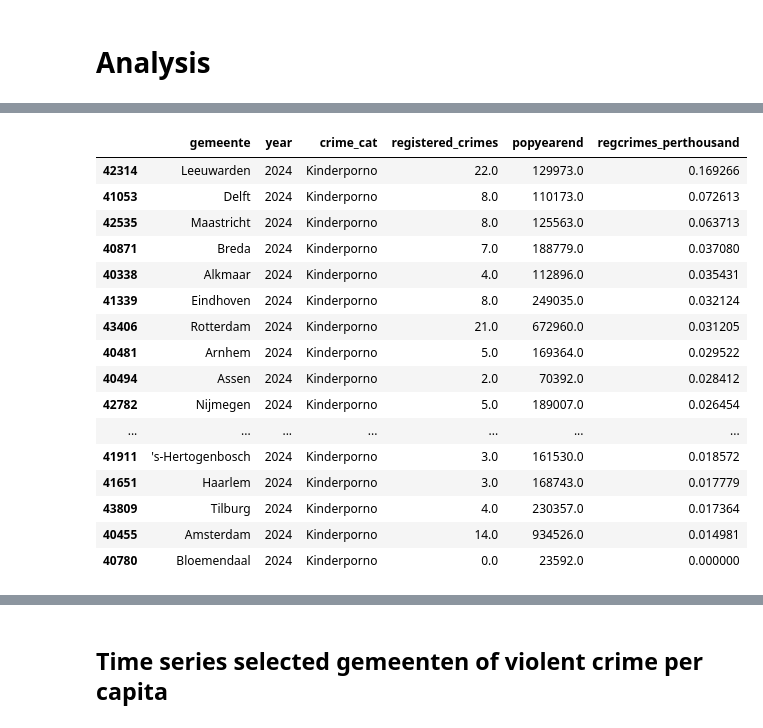
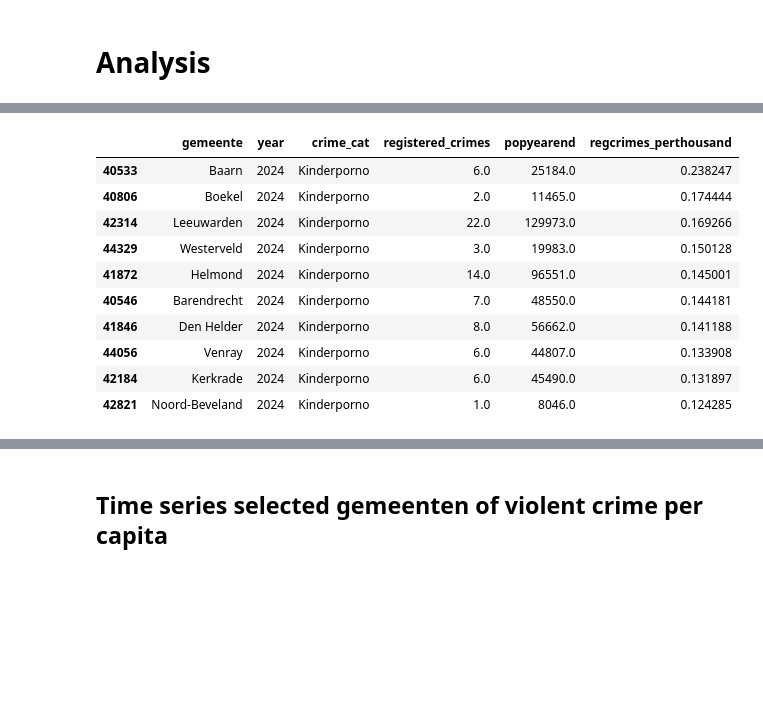
Before and after one commit to chels-j/NLViolentCrime, a Jupyter notebook: NLCrimeAnalysis.ipynb, the cells around one changed output, grey strips where cells are left out. Drawn from its saved outputs; the diff is of its cells as text; code cells hidden in the pictures; blank space fills up the shorter version.

```diff
--- a/NLCrimeAnalysis.ipynb
+++ b/NLCrimeAnalysis.ipynb
@@ -266,9 +270,9 @@ dtype: int64
 ## https://opendata.cbs.nl/statline/portal.html?_la=en&_catalog=CBS&tableId=37259eng&_theme=1178
 ## On: 12-07-2025
 
-# popdata = 'Bevolking_Gemeenten.csv'
-## https://opendata.cbs.nl/statline/#/CBS/nl/dataset/37230ned/table?ts=1752318493150
-popdata = 'Pop_NL_MajorCities.csv'
+popdata = 'Bevolking_Gemeenten.csv'
+# https://opendata.cbs.nl/statline/#/CBS/nl/dataset/37230ned/table?ts=1752318493150
+# popdata = 'Pop_NL_MajorCities.csv'
 
 
 popdata_df = pd.read_csv(popdata, sep=';')
@@ -293,6 +288,8 @@ dtype: int64
 # %%
 ## Keep only 'bevolking aan het einde van de periode', RegioS and Perioden
-popdata_df.drop(labels=['ID','Sex'], axis=1, inplace=True)
+# popdata_df.drop(labels=['ID','Sex'], axis=1, inplace=True)
 # %%
-## Rename bevolking column to PopYearEnd
-popdata_df.rename(mapper={'PopulationOn31December_20':'popyearend'}, axis=1, inplace=True)
+## Rename columns
+# popdata_df.rename(mapper={'PopulationOn31December_20':'popyearend'}, axis=1, inplace=True)
+popdata_df.rename(mapper={'BevolkingAanHetBeginVanDePeriode_1': 'popyearbegin', 'BevolkingAanHetEindeVanDePeriode_15': 'popyearend',
+                          'RegioS':'Regions', 'Perioden':'Periods'}, axis=1, inplace=True)
@@ -530,25 +659,19 @@ final_crimecities[sexcrimes_2024].sort_values(by=['regcrimes_perthousand'], axis
 # %%
 kinderporno_2024 = (final_crimecities['year'] == 2024) & (final_crimecities['crime_cat'] == 'Kinderporno')
 
-final_crimecities[kinderporno_2024].sort_values(by=['regcrimes_perthousand'], axis=0, ascending=False)
+final_crimecities[kinderporno_2024].sort_values(by=['regcrimes_perthousand'], axis=0, ascending=False).head(10)
 # %% [output]
 |  | gemeente | year | crime_cat | registered_crimes | popyearend | regcrimes_perthousand |
+| 40533 | Baarn | 2024 | Kinderporno | 6.0 | 25184.0 | 0.238247 |
+| 40806 | Boekel | 2024 | Kinderporno | 2.0 | 11465.0 | 0.174444 |
 | 42314 | Leeuwarden | 2024 | Kinderporno | 22.0 | 129973.0 | 0.169266 |
-| 41053 | Delft | 2024 | Kinderporno | 8.0 | 110173.0 | 0.072613 |
-| 42535 | Maastricht | 2024 | Kinderporno | 8.0 | 125563.0 | 0.063713 |
-| 40871 | Breda | 2024 | Kinderporno | 7.0 | 188779.0 | 0.037080 |
-| 40338 | Alkmaar | 2024 | Kinderporno | 4.0 | 112896.0 | 0.035431 |
-| 41339 | Eindhoven | 2024 | Kinderporno | 8.0 | 249035.0 | 0.032124 |
-| 43406 | Rotterdam | 2024 | Kinderporno | 21.0 | 672960.0 | 0.031205 |
-| 40481 | Arnhem | 2024 | Kinderporno | 5.0 | 169364.0 | 0.029522 |
-| 40494 | Assen | 2024 | Kinderporno | 2.0 | 70392.0 | 0.028412 |
-| 42782 | Nijmegen | 2024 | Kinderporno | 5.0 | 189007.0 | 0.026454 |
-| ... | ... | ... | ... | ... | ... | ... |
-| 41911 | 's-Hertogenbosch | 2024 | Kinderporno | 3.0 | 161530.0 | 0.018572 |
-| 41651 | Haarlem | 2024 | Kinderporno | 3.0 | 168743.0 | 0.017779 |
-| 43809 | Tilburg | 2024 | Kinderporno | 4.0 | 230357.0 | 0.017364 |
-| 40455 | Amsterdam | 2024 | Kinderporno | 14.0 | 934526.0 | 0.014981 |
-| 40780 | Bloemendaal | 2024 | Kinderporno | 0.0 | 23592.0 | 0.000000 |
+| 44329 | Westerveld | 2024 | Kinderporno | 3.0 | 19983.0 | 0.150128 |
+| 41872 | Helmond | 2024 | Kinderporno | 14.0 | 96551.0 | 0.145001 |
+| 40546 | Barendrecht | 2024 | Kinderporno | 7.0 | 48550.0 | 0.144181 |
+| 41846 | Den Helder | 2024 | Kinderporno | 8.0 | 56662.0 | 0.141188 |
+| 44056 | Venray | 2024 | Kinderporno | 6.0 | 44807.0 | 0.133908 |
+| 42184 | Kerkrade | 2024 | Kinderporno | 6.0 | 45490.0 | 0.131897 |
+| 42821 | Noord-Beveland | 2024 | Kinderporno | 1.0 | 8046.0 | 0.124285 |
 # %%
 kinderprost_2024 = (final_crimecities['year'] == 2024) & (final_crimecities['crime_cat'] == 'Kinderprostitutie')
 
```
Also changed, not shown: parts of 35 cells of this notebook.
